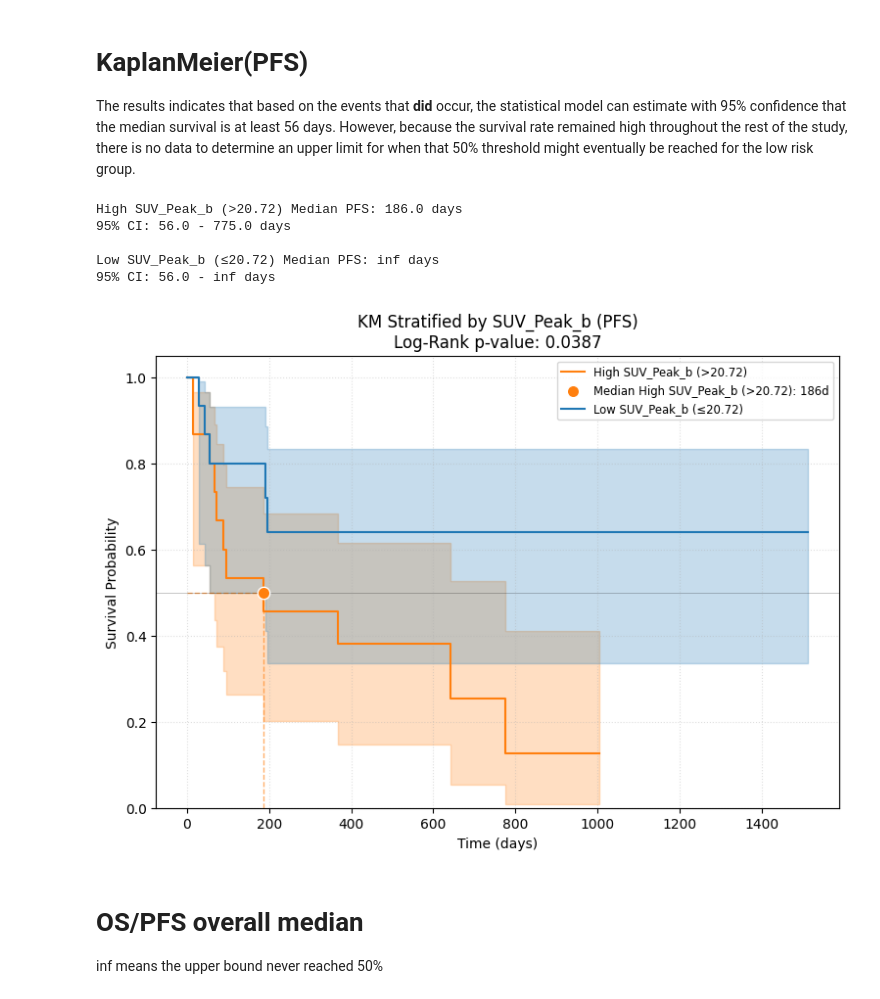
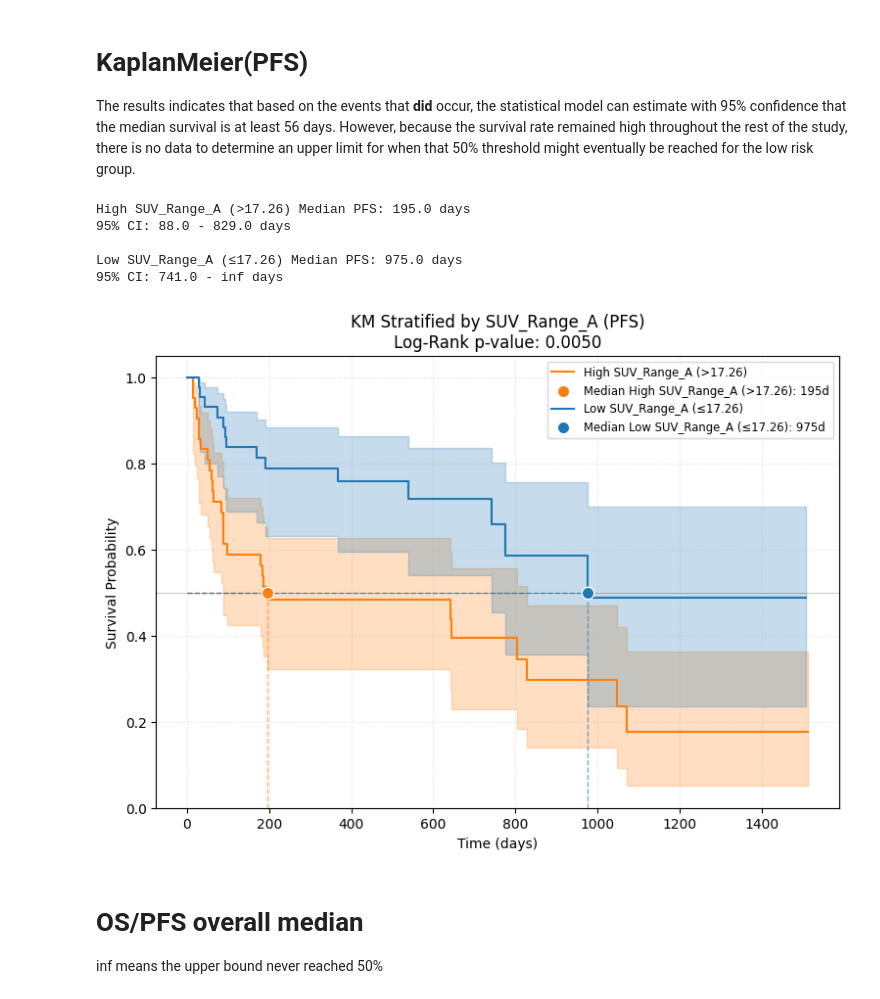
Before and after one commit to Mahsa-Zf/thesis_code, a Jupyter notebook: suvival_analysis/cox_kaplan_analysis.ipynb, the cells around one changed output. Cells and saved outputs as stored; diff of their text form; code cells hidden in the pictures.

Commit message:
cox regression and kaplan meier curves

```diff
--- a/suvival_analysis/cox_kaplan_analysis.ipynb
+++ b/suvival_analysis/cox_kaplan_analysis.ipynb
@@ -299 +238,18 @@ modelling_data_pfs.shape
+# %%
+# in the dataset, it's the opposite of what we want: 1 means event occurred (death), 0 means censored (alive)
+# so we need to invert it
+pfs_targets['E'] = os_targets['E']
+# %%
+pfs_time = []
+pfs_status = []
+for i in range(pfs_targets.shape[0]):
+
+    if pfs_targets['surv_prog_date'].iloc[i] is not pd.NaT:
+        pfs_time.append((pfs_targets['surv_prog_date'].iloc[i] - pfs_targets['tr_car_inf_date'].iloc[i]).days)
+    else:
+        pfs_time.append((pfs_targets['surv_date'].iloc[i] - pfs_targets['tr_car_inf_date'].iloc[i]).days)
+# %%
+pfs_targets['T'] = pfs_time
+# %%
+patients_pfs = pd.concat([patients, pfs_targets[['E','T']]], axis=1)
 # %%
@@ -498,14 +426,14 @@ Low SUV_Peak_b (≤20.72) Median OS: inf days
 The results indicates that based on the events that **did** occur, the statistical model can estimate with 95% confidence that the median survival is at least 56 days. However, because the survival rate remained high throughout the rest of the study, there is no data to determine an upper limit for when that 50% threshold might eventually be reached for the low risk group.
 # %%
 # For Progression-Free Survival (PFS)
-plot_stratified_km(modelling_data_pfs, 'PFS', 'PFS_status', 'SUV_Peak_b', "PFS")
+plot_stratified_km(patients_pfs, 'T', 'E', 'SUV_Range_A', "PFS")
 # %% [output]
-High SUV_Peak_b (>20.72) Median PFS: 186.0 days
-95% CI: 56.0 - 775.0 days
+High SUV_Range_A (>17.26) Median PFS: 195.0 days
+95% CI: 88.0 - 829.0 days
 
-Low SUV_Peak_b (≤20.72) Median PFS: inf days
-95% CI: 56.0 - inf days
+Low SUV_Range_A (≤17.26) Median PFS: 975.0 days
+95% CI: 741.0 - inf days
-[figure, old version]
+[figure, new version]
 # %% [markdown]
 # OS/PFS overall median
 
```
Also changed, not shown: parts of 35 cells of this notebook, 1 other file.
